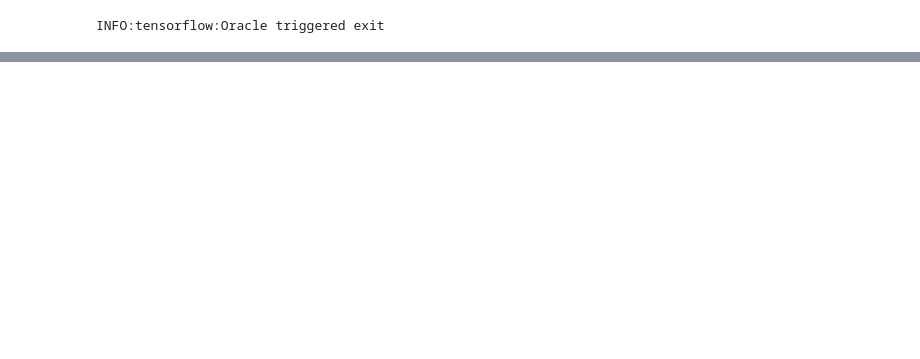
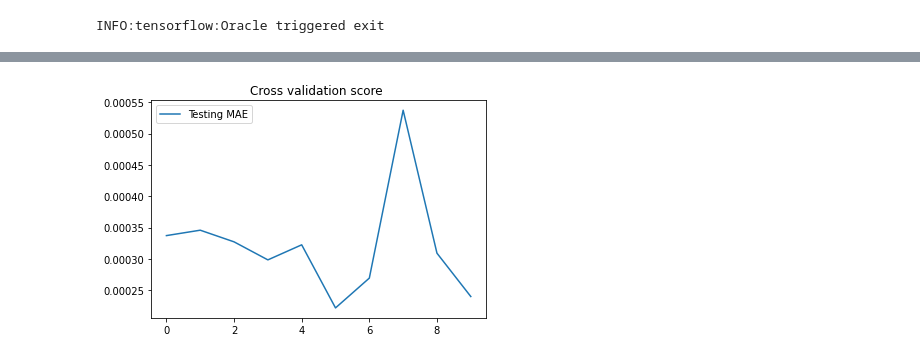
Before and after one commit to EL-Ansari-Bader/Bitcoin-Stock-prediction, a Jupyter notebook: bitcoin stock prediction.ipynb, the cells around one changed output, grey strips where cells are left out. Cells and saved outputs as stored; diff of their text form; code cells hidden in the pictures; blank space fills up the shorter version.

```diff
--- a/bitcoin stock prediction.ipynb
+++ b/bitcoin stock prediction.ipynb
@@ -301,0 +365,8 @@ Epoch 500/500
+# %%
+
+plt.plot(cvscores,   label= 'Testing MAE')
+plt.title ( 'Cross validation score ')
+plt.legend()
+plt.show()
+# %% [output]
+[figure, added]
```
Also changed, not shown: parts of 30 cells of this notebook, 3 other files.
